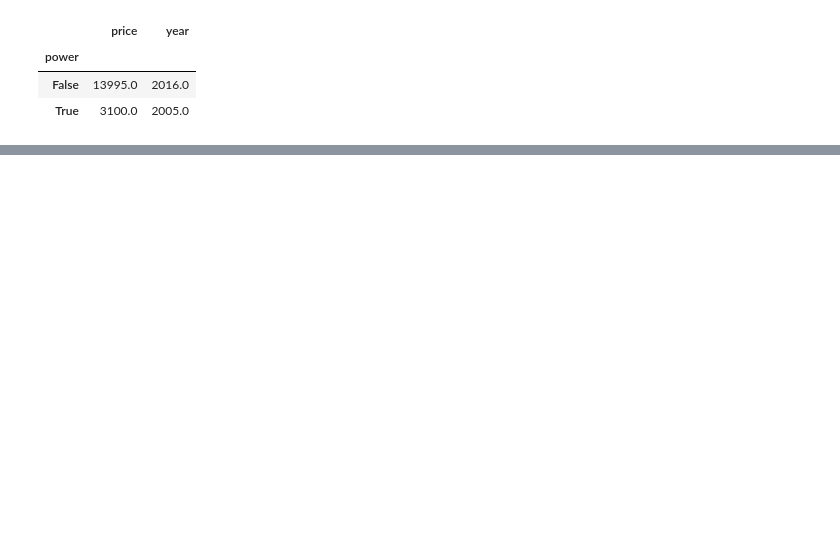
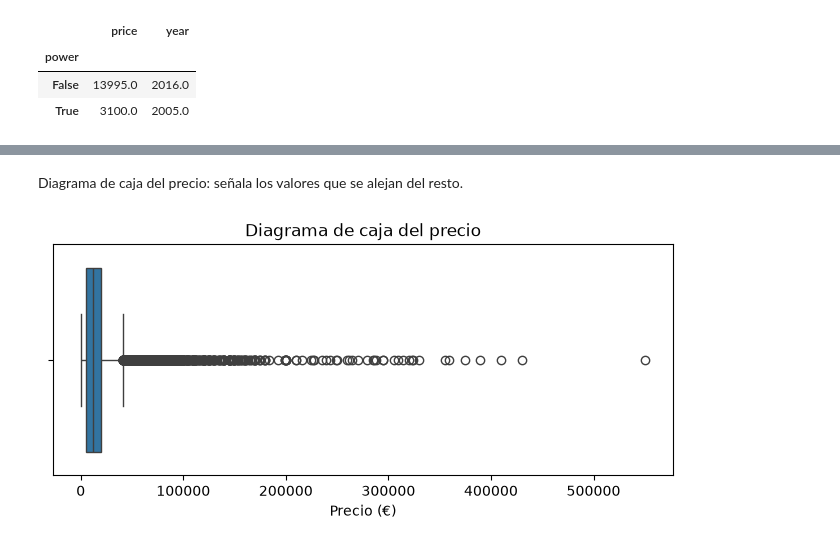
Before and after one commit to rusamen86/tfm-p1-precio-coches, a Jupyter notebook: notebooks/01_eda.ipynb, the cells around one changed output, grey strips where cells are left out. Saved outputs shown, nothing was run; the diff lists cells and outputs as text; code cells hidden in the pictures; blank space fills up the shorter version.

```diff
--- a/notebooks/01_eda.ipynb
+++ b/notebooks/01_eda.ipynb
@@ -169,0 +313,10 @@ Solo hay dos anuncios sin marca y los dos son del modelo D2S. Como ningún otro
+# %% [markdown]
+Diagrama de caja del precio: señala los valores que se alejan del resto.
+# %%
+plt.figure(figsize=(8, 3))
+sns.boxplot(x=df['price'])
+plt.title('Diagrama de caja del precio')
+plt.xlabel('Precio (€)')
+plt.show()
+# %% [output]
+[figure, added]
```
Also changed, not shown: parts of 34 cells of this notebook.
